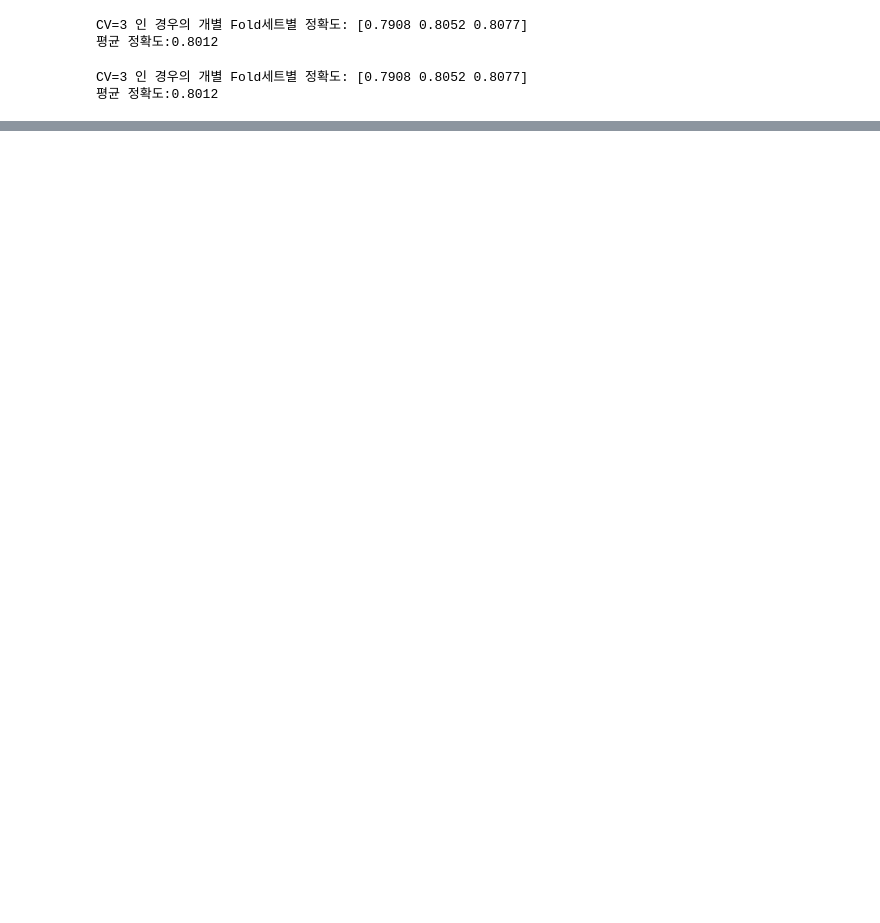
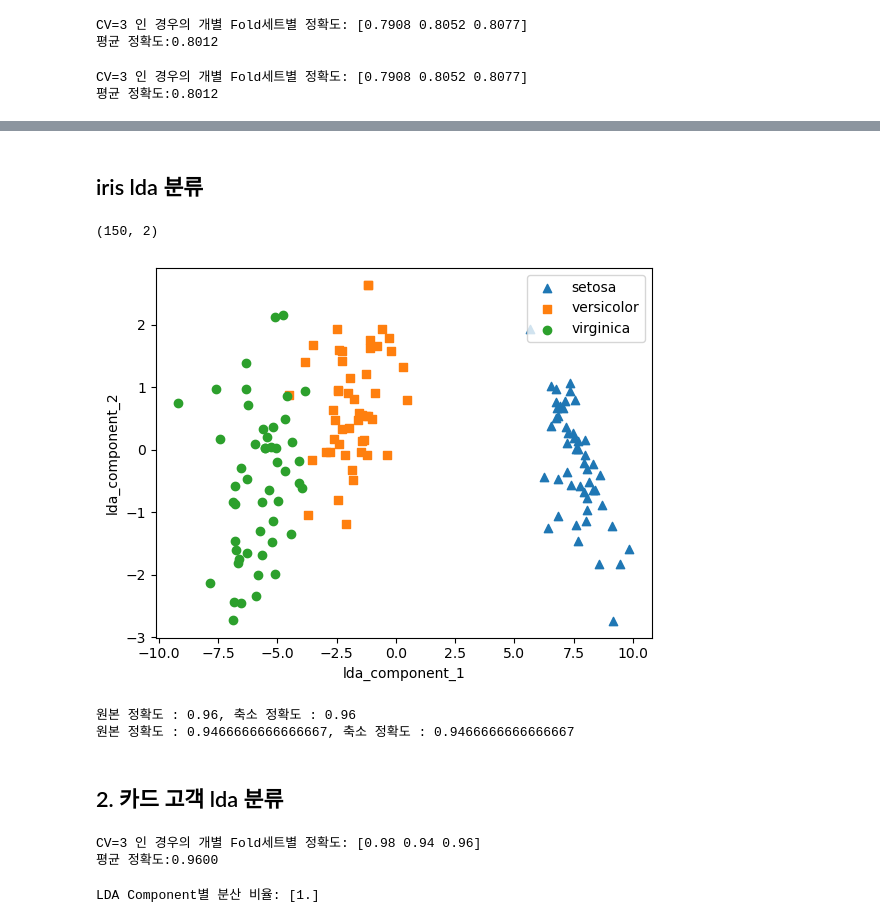
Before and after one commit to yleessam/2412_ml_env, a Jupyter notebook: 6장_PCA_LDA_SVD_NMF.ipynb, the cells around one changed output, grey strips where cells are left out. Drawn from its saved outputs; the diff is of its cells as text; code cells hidden in the pictures; blank space fills up the shorter version.

```diff
--- a/6장_PCA.IPYNB
+++ b/6장_PCA_LDA_SVD_NMF.ipynb
@@ -248,0 +254,32 @@ CV=3 인 경우의 개별 Fold세트별 정확도: [0.7908 0.8052 0.8077]
+# %% [markdown]
+## iris lda 분류
+# %%
+from sklearn.discriminant_analysis import LinearDiscriminantAnalysis
+
+lda = LinearDiscriminantAnalysis(n_components=2)
+lda.fit(iris_caled, iris.target)
+iris_lda = lda.transform(iris_caled)
+print(iris_lda.shape)
+# %% [output]
+(150, 2)
+# %%
+lda_columns=['lda_component_1','lda_component_2']
+irisDF_lda = pd.DataFrame(iris_lda,columns=lda_columns)
+irisDF_lda['target']=iris.target
+# %%
+#setosa는 세모, versicolor는 네모, virginica는 동그라미로 표현
+markers=['^', 's', 'o']
+
+#setosa의 target 값은 0, versicolor는 1, virginica는 2. 각 target 별로 다른 shape으로 scatter plot
+for i, marker in enumerate(markers):
+    x_axis_data = irisDF_lda[irisDF_lda['target']==i]['lda_component_1']
+    y_axis_data = irisDF_lda[irisDF_lda['target']==i]['lda_component_2']
+
+    plt.scatter(x_axis_data, y_axis_data, marker=marker,label=iris.target_names[i])
+
+plt.legend(loc='upper right')
+plt.xlabel('lda_component_1')
+plt.ylabel('lda_component_2')
+plt.show()
+# %% [output]
+[figure, added]
@@ -248,0 +290,45 @@ CV=3 인 경우의 개별 Fold세트별 정확도: [0.7908 0.8052 0.8077]
+# %%
+from sklearn.ensemble import RandomForestClassifier
+from sklearn.model_selection import cross_val_score
+import numpy as np
+
+rcf = RandomForestClassifier(random_state=156)
+
+#원본데이터 정확도
+scores = cross_val_score(rcf, iris.data, iris.target,scoring='accuracy',cv=3)
+print(f'원본 정확도 : {np.mean(scores)}, 축소 정확도 : {np.mean(scores)}')
+
+#lda데이터 정확도
+
+scores_lda = cross_val_score(rcf, irisDF_lda[lda_columns], iris.target,scoring='accuracy',cv=3)
+
+print(f'원본 정확도 : {np.mean(scores_lda)}, 축소 정확도 : {np.mean(scores_lda)}')
+# %% [output]
+원본 정확도 : 0.96, 축소 정확도 : 0.96
+원본 정확도 : 0.9466666666666667, 축소 정확도 : 0.9466666666666667
+# %% [markdown]
+## 2. 카드 고객 lda 분류
+# %%
+# import numpy as np
+# from sklearn.ensemble import RandomForestClassifier
+# from sklearn.model_selection import cross_val_score
+
+# rcf = RandomForestClassifier(n_estimators=300, random_state=156)
+
+#원본 스케일 데이터 학습 > 18개 피처
+#scores = cross_val_score(rcf, X_features, y_target, scoring='accuracy', cv=3 )
+
+print('CV=3 인 경우의 개별 Fold세트별 정확도:',scores)
+print('평균 정확도:{0:.4f}'.format(np.mean(scores)))
+# %% [output]
+CV=3 인 경우의 개별 Fold세트별 정확도: [0.98 0.94 0.96]
+평균 정확도:0.9600
+# %%
+from sklearn.discriminant_analysis import LinearDiscriminantAnalysis
+lda = LinearDiscriminantAnalysis(n_components=1)
+card_lda = lda.fit_transform(df_cols_scaled, y_target)  # 입력 데이터와 타깃 데이터로 LDA 학습
+
+# LDA 변환된 데이터와 클래스 분리 기준 설명
+print('LDA Component별 분산 비율:', lda.explained_variance_ratio_)
+# %% [output]
+LDA Component별 분산 비율: [1.]
```
Also changed, not shown: parts of 25 cells of this notebook, 1 other file.
